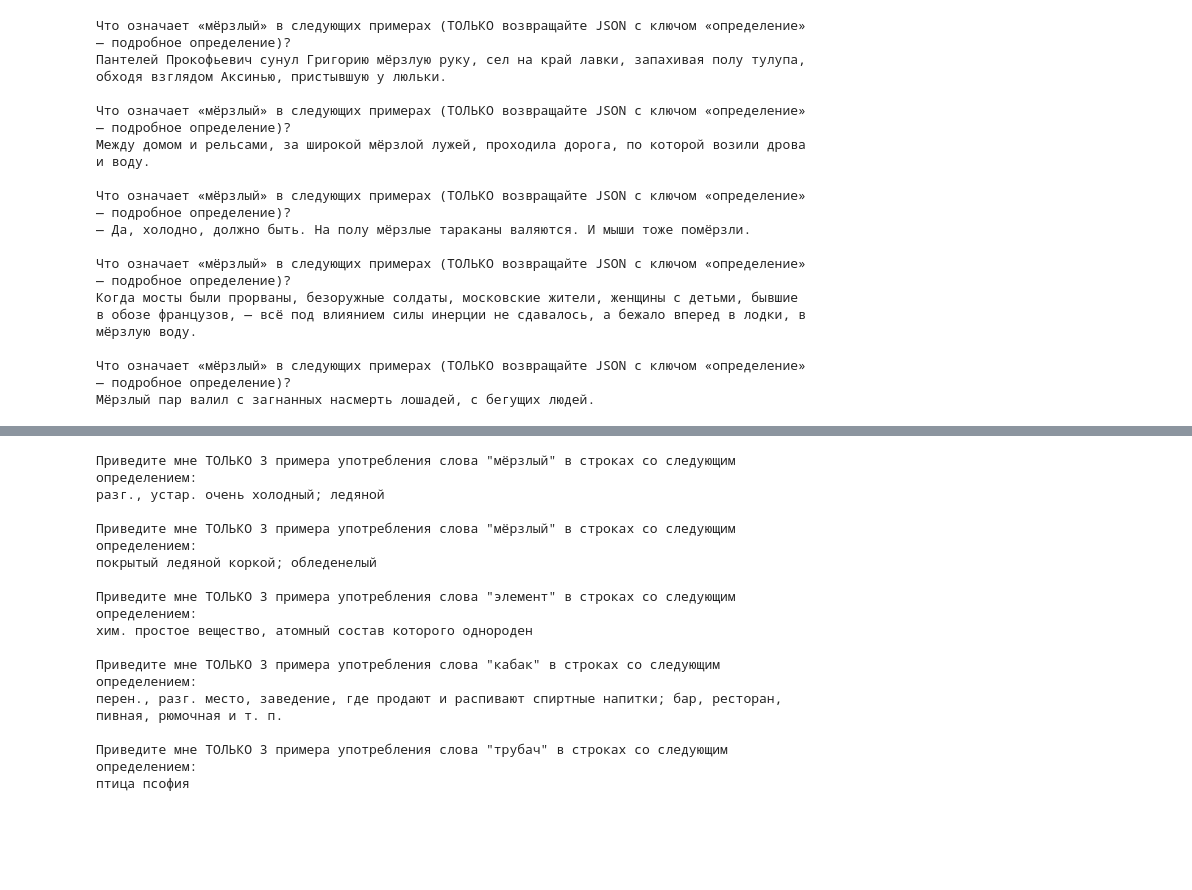
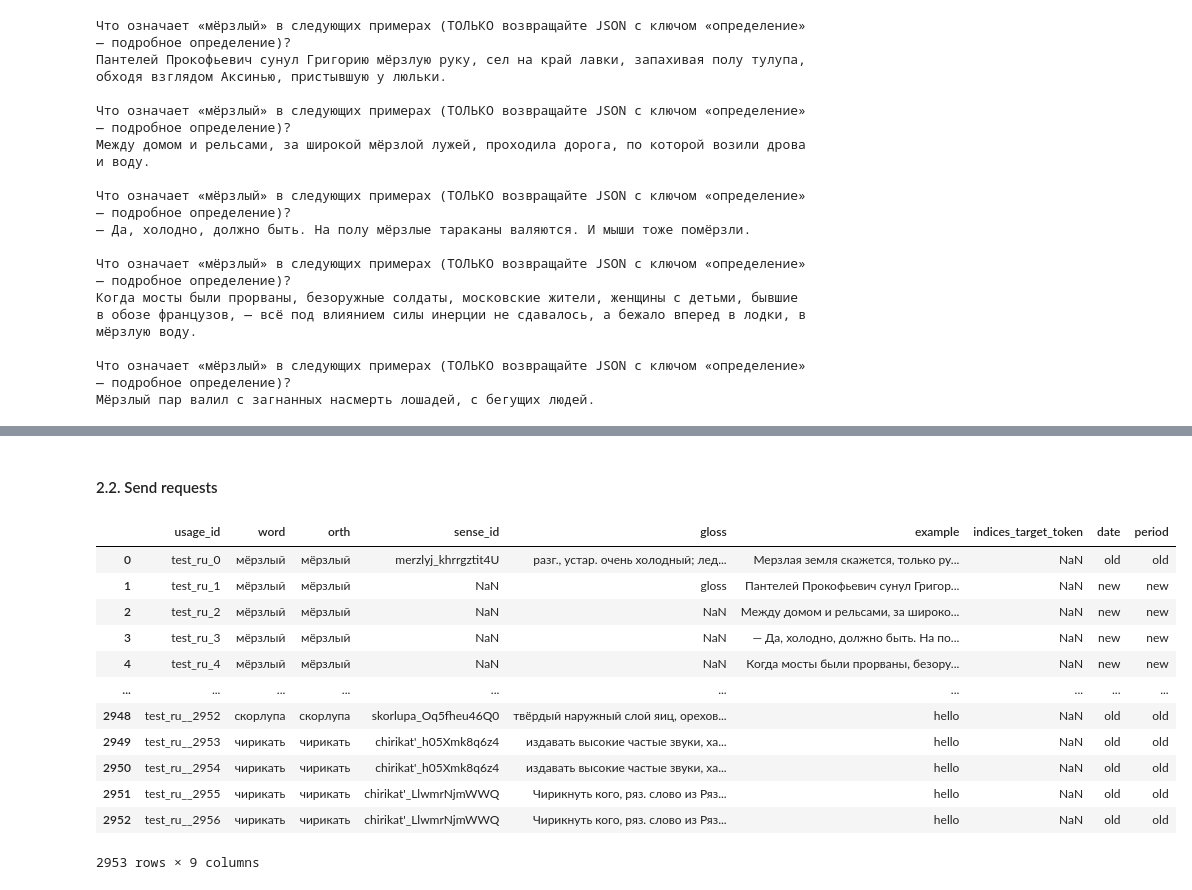
Before and after one commit to t-montes/Axolotl24, a Jupyter notebook: llm-fill.ipynb, the cells around one changed output, grey strips where cells are left out. Drawn from its saved outputs; the diff is of its cells as text; code cells hidden in the pictures; blank space fills up the shorter version.

```diff
--- a/llm-fill.ipynb
+++ b/llm-fill.ipynb
@@ -154,6 +335,6 @@ for i in range(5):
 # %%
-gls_fill = df[df['gloss'].isna()][['word', 'orth', 'sense_id', 'gloss', 'example']]
-gls_fill
+df_2 = mod_df.copy()
+df_2[df_2['gloss'].isna()][['word', 'orth', 'sense_id', 'gloss', 'example']]
 # %% [output]
 |  | word | orth | sense_id | gloss | example |
 | 1 | мёрзлый | мёрзлый | NaN | NaN | Пантелей Прокофьевич сунул Григор... |
@@ -218,27 +381,36 @@ aug_fill
-# %%
-# original (english): 'Give me ONLY {} line-separated usage examples of the word "{}" with the following definition:\n{}'
-
-if language == "ru":
-    prompt = 'Приведите мне ТОЛЬКО {} примера употребления слова "{}" в строках со следующим определением:\n{}'
-elif language == "fi":
-    prompt = 'Anna minulle VAIN {} rivieroteltua esimerkkiä sanasta "{}" seuraavalla määritelmällä:\n{}'
-else: # language == "de"
-    prompt = 'Geben Sie mir NUR {} durch Zeilen getrennte Verwendungsbeispiele für das Wort „{}“ mit der folgenden Definition:\n{}'
-
-for i in range(5):
-    print(prompt.format(AUGMENTED_EXAMPLES, aug_fill.iloc[i, 0], aug_fill.iloc[i, 3]), end="\n\n")
-# %% [output]
-Приведите мне ТОЛЬКО 3 примера употребления слова "мёрзлый" в строках со следующим определением:
-разг., устар. очень холодный; ледяной
-
-Приведите мне ТОЛЬКО 3 примера употребления слова "мёрзлый" в строках со следующим определением:
-покрытый ледяной коркой; обледенелый
-
-Приведите мне ТОЛЬКО 3 примера употребления слова "элемент" в строках со следующим определением:
-хим. простое вещество, атомный состав которого однороден
-
-Приведите мне ТОЛЬКО 3 примера употребления слова "кабак" в строках со следующим определением:
-перен., разг. место, заведение, где продают и распивают спиртные напитки; бар, ресторан, пивная, рюмочная и т. п.
-
-Приведите мне ТОЛЬКО 3 примера употребления слова "трубач" в строках со следующим определением:
-птица псофия
+# %% [markdown]
+#### 2.2. Send requests
+# %%
+def generate_gloss(prompt):
+    #response, usage, finish_reason = request(prompt)
+    return "gloss"
+# %%
+mod_df_2 = df_2.copy()
+# %%
+for index, row in mod_df_2.iterrows():
+    gloss = row["gloss"]
+    if f"{gloss}" == "nan":
+        example = row["example"]
+        word = row["word"]
+        orth = row["orth"]
+        s = get_search(example, word, orth)
+        p = gen_prompt(prompt, s, example)
+        gloss = generate_gloss(p)
+        row['gloss'] = gloss
+        mod_df_2.iloc[index] = row
+        break
+mod_df_2
+# %% [output]
+|  | usage_id | word | orth | sense_id | gloss | example | indices_target_token | date | period |
+| 0 | test_ru_0 | мёрзлый | мёрзлый | merzlyj_khrrgztit4U | разг., устар. очень холодный; лед... | Мерзлая земля скажется, только ру... | NaN | old | old |
+| 1 | test_ru_1 | мёрзлый | мёрзлый | NaN | gloss | Пантелей Прокофьевич сунул Григор... | NaN | new | new |
+| 2 | test_ru_2 | мёрзлый | мёрзлый | NaN | NaN | Между домом и рельсами, за широко... | NaN | new | new |
+| 3 | test_ru_3 | мёрзлый | мёрзлый | NaN | NaN | — Да, холодно, должно быть. На по... | NaN | new | new |
+| 4 | test_ru_4 | мёрзлый | мёрзлый | NaN | NaN | Когда мосты были прорваны, безору... | NaN | new | new |
+| ... | ... | ... | ... | ... | ... | ... | ... | ... | ... |
+| 2948 | test_ru__2952 | скорлупа | скорлупа | skorlupa_Oq5fheu46Q0 | твёрдый наружный слой яиц, орехов... | hello | NaN | old | old |
+| 2949 | test_ru__2953 | чирикать | чирикать | chirikat'_h05Xmk8q6z4 | издавать высокие частые звуки, ха... | hello | NaN | old | old |
+| 2950 | test_ru__2954 | чирикать | чирикать | chirikat'_h05Xmk8q6z4 | издавать высокие частые звуки, ха... | hello | NaN | old | old |
+| 2951 | test_ru__2955 | чирикать | чирикать | chirikat'_LlwmrNjmWWQ | Чирикнуть кого, ряз. слово из Ряз... | hello | NaN | old | old |
+| 2952 | test_ru__2956 | чирикать | чирикать | chirikat'_LlwmrNjmWWQ | Чирикнуть кого, ряз. слово из Ряз... | hello | NaN | old | old |
+2953 rows × 9 columns
```
Also changed, not shown: parts of 19 cells of this notebook, 1 other file.
